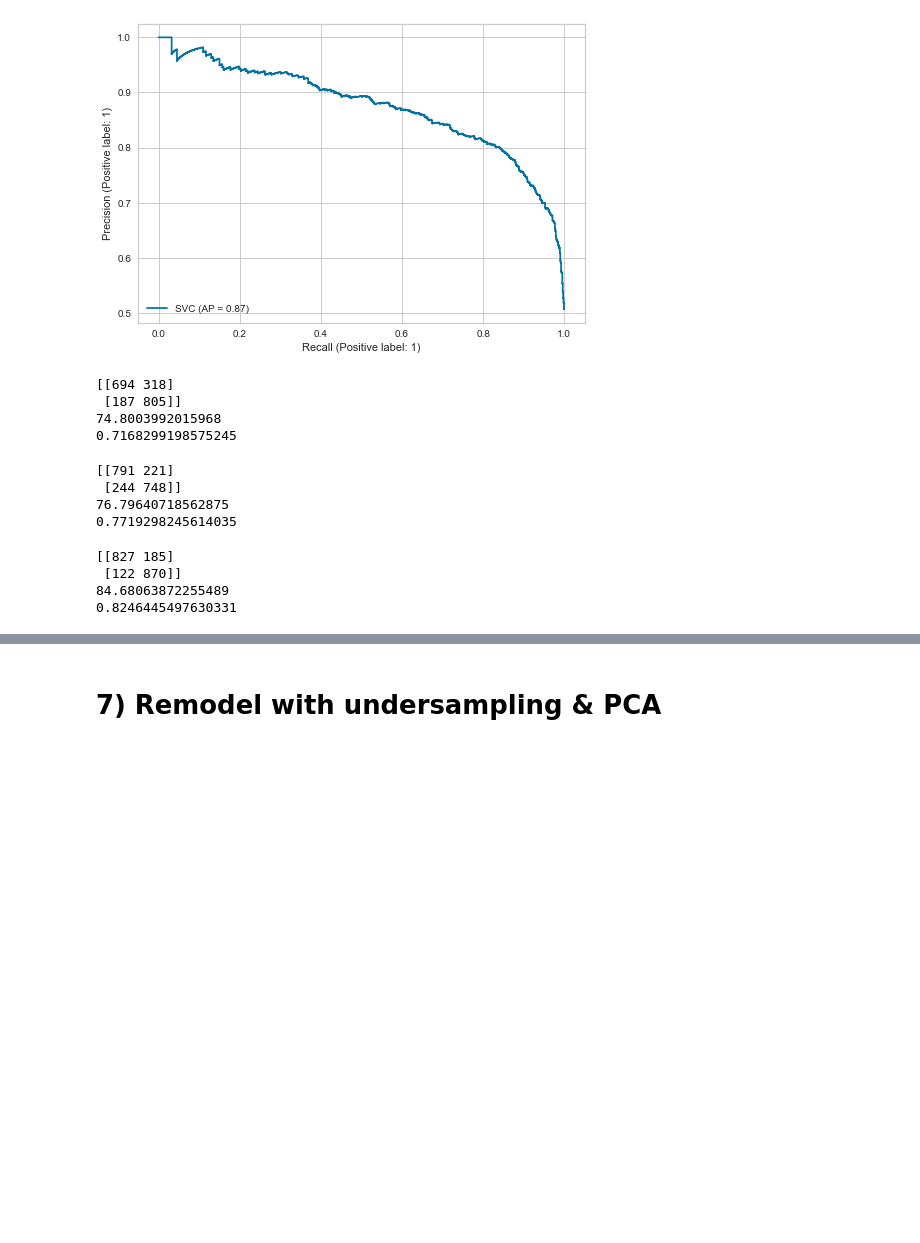
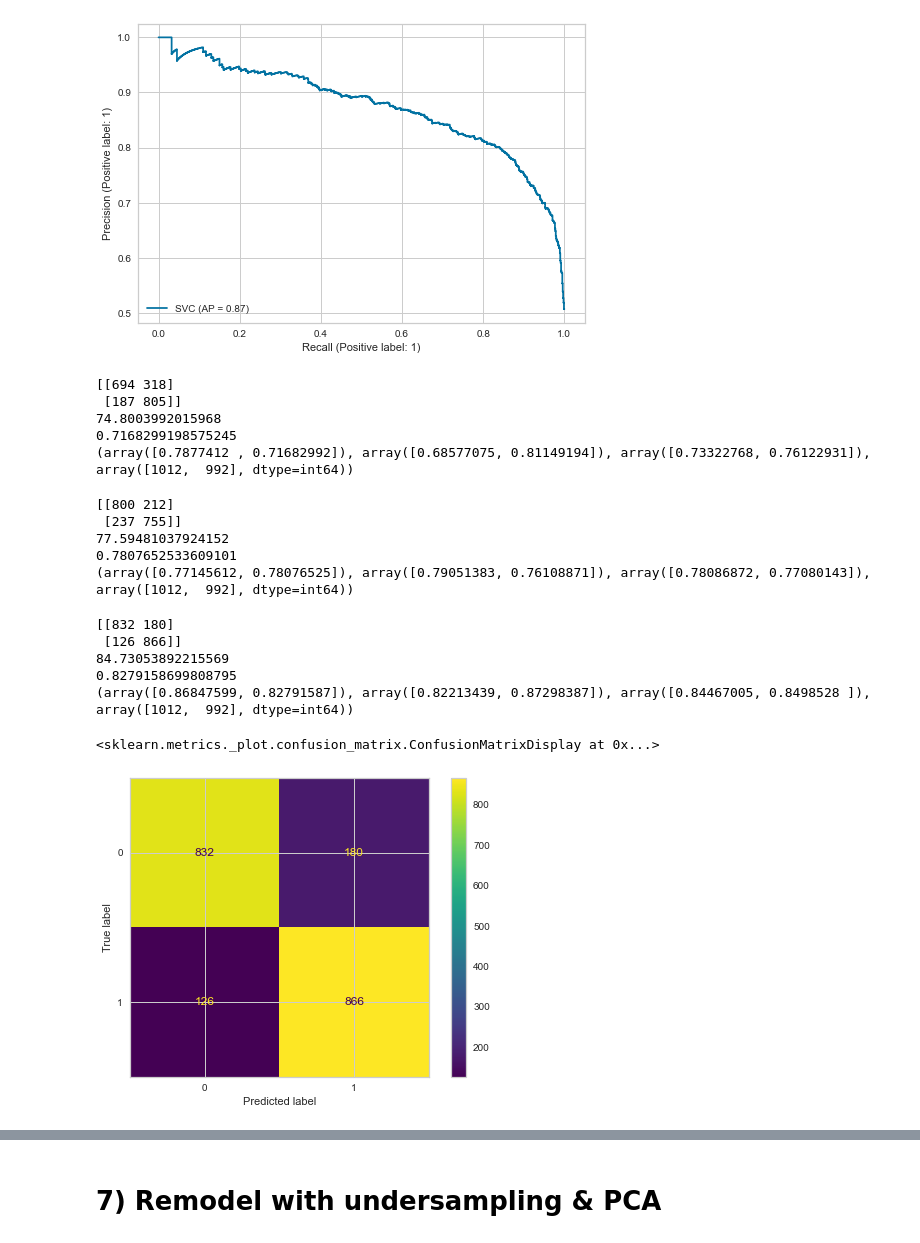
Before and after one commit to rajkumarin/Advertisement_effectiveness, a Jupyter notebook: ML project apr19.ipynb, the cells around one changed output, grey strips where cells are left out. Drawn from its saved outputs; the diff is of its cells as text; code cells hidden in the pictures; blank space fills up the shorter version.

```diff
--- a/ML project apr19.ipynb
+++ b/ML project apr19.ipynb
@@ -1337,11 +1375,13 @@ y_predict = model.predict(X_test)
 print(confusion_matrix(y_test, y_predict))
 print(accuracy_score(y_test, y_predict)*100)
 print(precision_score(y_test, y_predict))
+print(precision_recall_fscore_support(y_test, y_predict))
 # %% [output]
 [[694 318]
  [187 805]]
 74.8003992015968
 0.7168299198575245
+(array([0.7877412 , 0.71682992]), array([0.68577075, 0.81149194]), array([0.73322768, 0.76122931]), array([1012,  992], dtype=int64))
 # %%
 # Decision tree
 from sklearn import tree
@@ -1352,11 +1392,13 @@ y_predict = model.predict(X_test)
 print(confusion_matrix(y_test, y_predict))
 print(accuracy_score(y_test, y_predict)*100)
 print(precision_score(y_test, y_predict))
+print(precision_recall_fscore_support(y_test, y_predict))
 # %% [output]
-[[791 221]
- [244 748]]
-76.79640718562875
-0.7719298245614035
+[[800 212]
+ [237 755]]
+77.59481037924152
+0.7807652533609101
+(array([0.77145612, 0.78076525]), array([0.79051383, 0.76108871]), array([0.78086872, 0.77080143]), array([1012,  992], dtype=int64))
 # %%
 #Random Forest
 from sklearn.ensemble import RandomForestClassifier
@@ -1367,8 +1409,16 @@ y_predict = model.predict(X_test)
 print(confusion_matrix(y_test, y_predict))
 print(accuracy_score(y_test, y_predict)*100)
 print(precision_score(y_test, y_predict))
+print(precision_recall_fscore_support(y_test, y_predict))
 # %% [output]
-[[827 185]
- [122 870]]
-84.68063872255489
-0.8246445497630331
+[[832 180]
+ [126 866]]
+84.73053892215569
+0.8279158699808795
+(array([0.86847599, 0.82791587]), array([0.82213439, 0.87298387]), array([0.84467005, 0.8498528 ]), array([1012,  992], dtype=int64))
+# %%
+from sklearn.metrics import plot_confusion_matrix
+plot_confusion_matrix(model, X_test, y_test)
+# %% [output]
+<sklearn.metrics._plot.confusion_matrix.ConfusionMatrixDisplay at 0x...>
+[figure, added]
```
Also changed, not shown: parts of 21 cells of this notebook.
